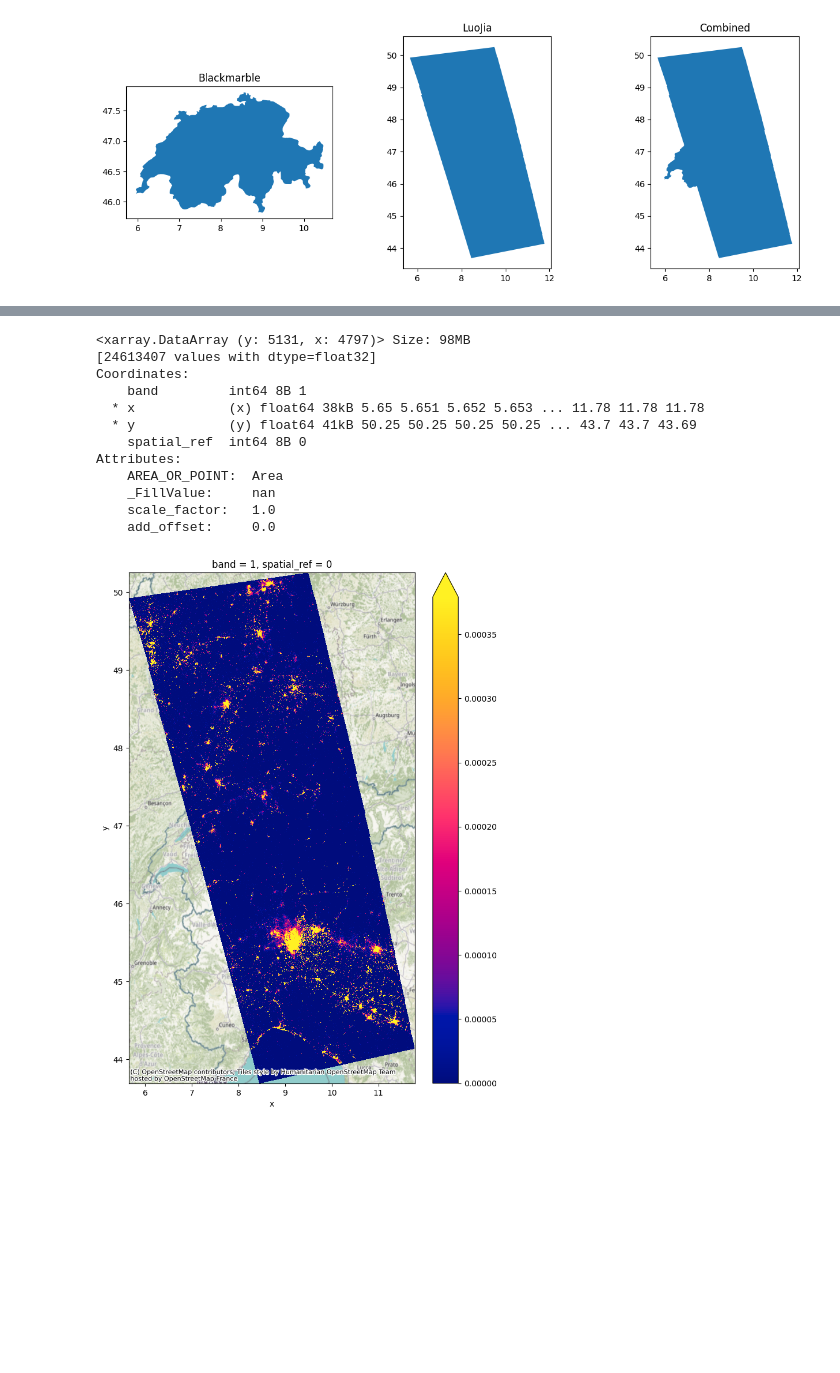
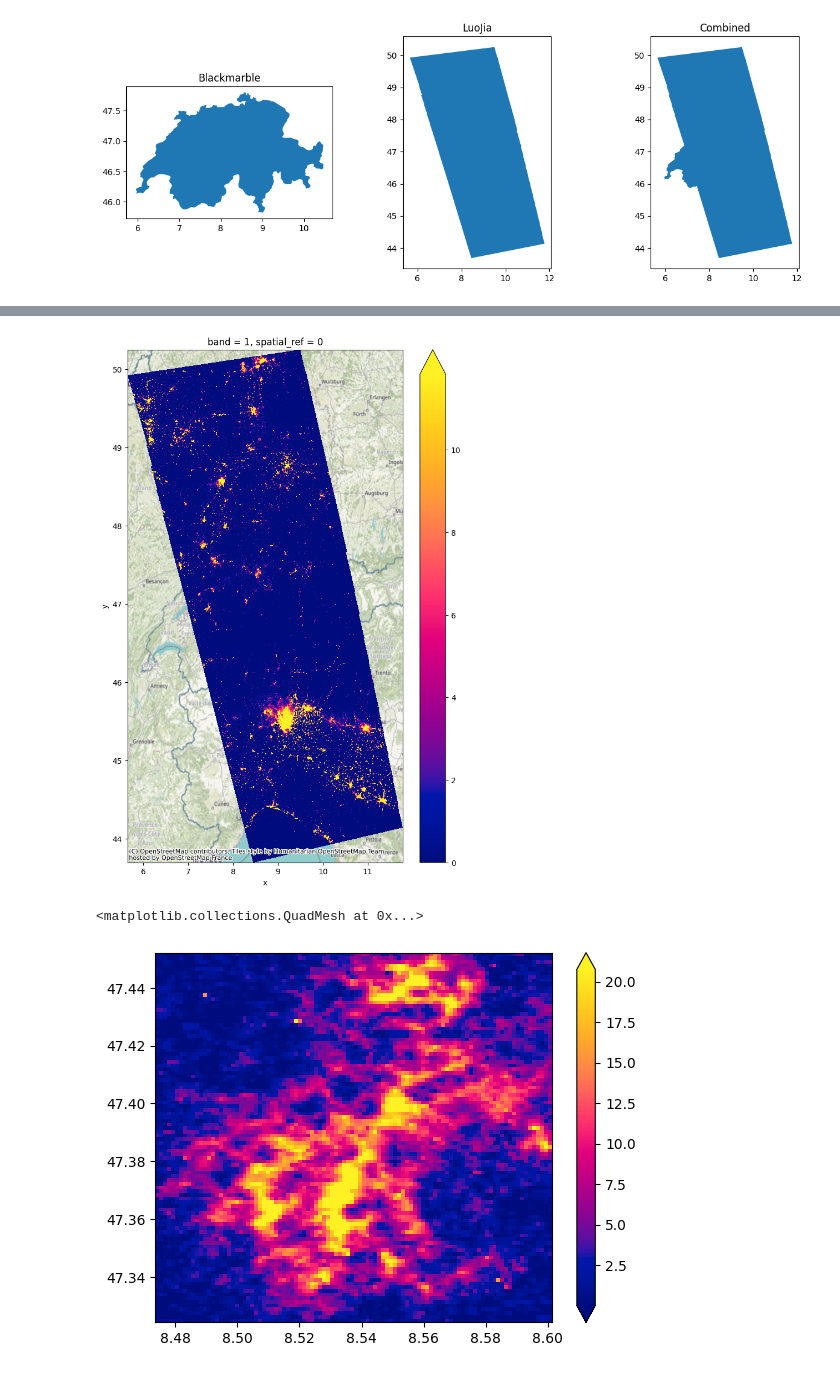
Before and after one commit to Starbix/Infrared_Marble, a Jupyter notebook: notebooks/difference_visualization.ipynb, the cells around one changed output, grey strips where cells are left out. Cells and saved outputs as stored; diff of their text form; code cells hidden in the pictures; blank space fills up the shorter version.

Commit message:
data analysis

```diff
--- a/notebooks/difference_visualization.ipynb
+++ b/notebooks/difference_visualization.ipynb
@@ -8,26 +13,54 @@
 import os
 from datetime import date, timedelta
 
+print("importing the normal libraries")
+
 import colorcet as cc
+print("imported colorcet")
+
 import contextily as cx
+print("imported contextily")
+
 import geopandas as gpd
+print("imported geopandas")
+
 import matplotlib.pyplot as plt
+print("imported matplotlib")
+
 import rioxarray
+print("imported rioxarray")
+
 import xarray as xr
+print("imported xarray")
+
 from matplotlib.colors import LogNorm
+print("imported LogNorm")
 from pqdm.threads import pqdm
+print("imported pqdm")
 from rasterio.io import MemoryFile
+print("imported MemoryFile")
+
+
+print("Now importing the weird libraries") # Your custom libraries
 
 from lib.admin_areas import get_region_avail_dates, get_region_gdf, get_region_meta
+print("imported admin_areas")
 from lib.geotiff import merge_geotiffs
+print("imported geotiff")
 from lib.lj import lj_download_metadata, lj_download_tile
-from lib.types import VNP46A1_Variable, VNP46A2_Variable
+print("imported lj")
+from lib.app_types import VNP46A1_Variable, VNP46A2_Variable
+print("imported app_types")
+
+print("All libraries imported successfully!")
 
 ADMIN_ID = "CHE"
 BM_VARIABLE: VNP46A1_Variable | VNP46A2_Variable = "DNB_At_Sensor_Radiance_500m"
 
 gdf = get_region_gdf(ADMIN_ID, resolution="10m")
 dates = get_region_avail_dates(ADMIN_ID)
+
+print(dates)
 
 LJ_DATE = date.fromisoformat(dates[2])
 BM_DATE = LJ_DATE + timedelta(days=1)
@@ -41,7 +74,7 @@ region_meta = region_meta[(region_meta["country"] == ADMIN_ID) & (region_meta["d
 relevant_tiles = region_meta["tile_name"].tolist()
 pqdm(relevant_tiles, lj_download_tile, n_jobs=os.cpu_count() or 1, exception_behaviour="immediate")
 
-geotiff_data, pc02_lj, pc98_lj, _ = merge_geotiffs(relevant_tiles)
+geotiff_data, pc02_lj, pc98_lj, geometry_lj = merge_geotiffs(relevant_tiles)
 with MemoryFile(geotiff_data) as memfile:
     with memfile.open() as dataset:
         lj_xarr: xr.DataArray = rioxarray.open_rasterio(dataset)  # type: ignore
@@ -156,15 +220,6 @@ cx.add_basemap(ax, crs=gdf.crs.to_string())
 # %%
-lj_xarr
+fig, ax = plt.subplots(figsize=(8, 12))
+lj_xarr.plot.pcolormesh(ax = ax, robust=True, cmap=cc.cm.bmy)
+cx.add_basemap(ax, crs=gdf.crs.to_string())
 # %% [output]
-<xarray.DataArray (y: 5131, x: 4797)> Size: 98MB
-[24613407 values with dtype=float32]
-Coordinates:
-    band         int64 8B 1
-  * x            (x) float64 38kB 5.65 5.651 5.652 5.653 ... 11.78 11.78 11.78
-  * y            (y) float64 41kB 50.25 50.25 50.25 50.25 ... 43.7 43.7 43.69
-    spatial_ref  int64 8B 0
-Attributes:
-    AREA_OR_POINT:  Area
-    _FillValue:     nan
-    scale_factor:   1.0
-    add_offset:     0.0
+[figure, added]
@@ -171,6 +234,10 @@ Attributes:
 # %%
-fix, ax = plt.subplots(figsize=(8, 11.5))
-lj_xarr.plot.pcolormesh(robust=True, cmap=cc.cm.bmy)
-cx.add_basemap(ax, crs=gdf.crs.to_string())
+#fix, ax = plt.subplots(figsize=(8, 11.5))
+
+lj_oil_xarr = lj_xarr[2190:2290, 2210:2310]
+lj_oil_xarr.plot.pcolormesh(robust=True, cmap=cc.cm.bmy, alpha = 1, add_labels=False)
+# ax = plt.gca()
+# cx.add_basemap(ax, crs=gdf.crs.to_string())
 # %% [output]
+<matplotlib.collections.QuadMesh at 0x...>
-[figure, old version]
+[figure, new version]
```
Also changed, not shown: parts of 17 cells of this notebook, 27 other files.
